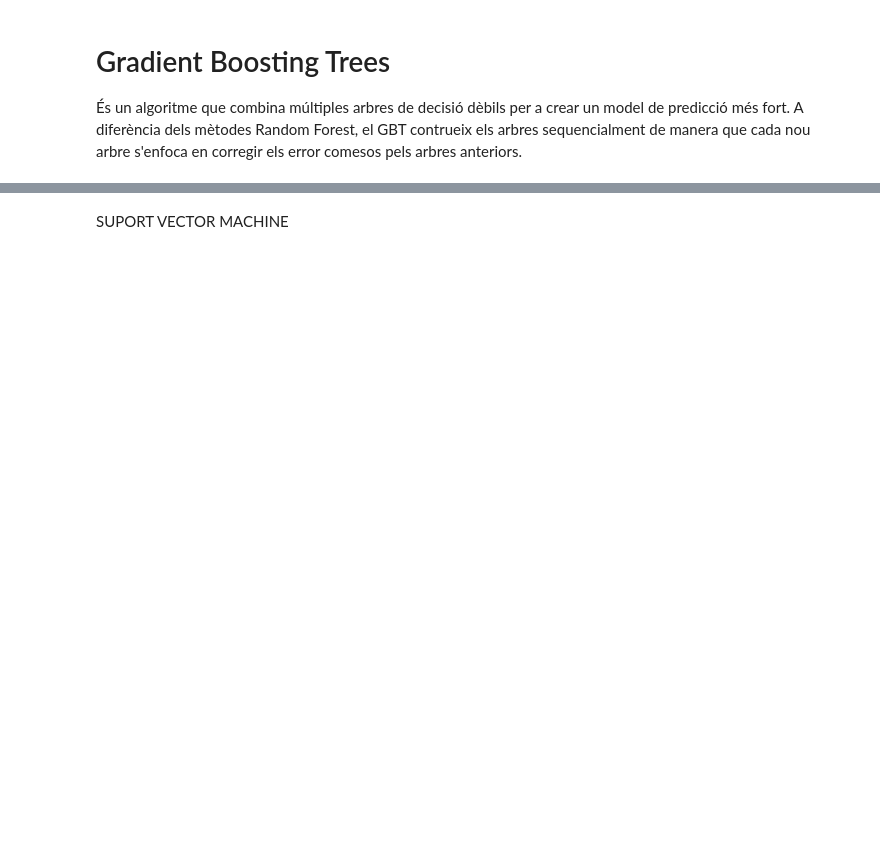
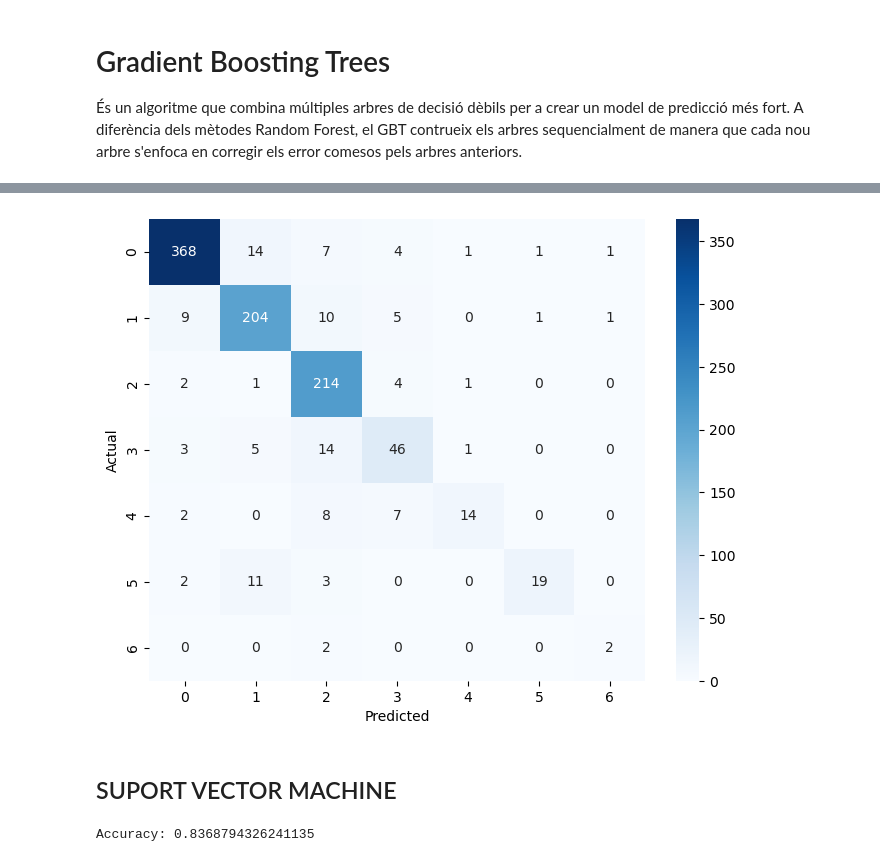
Before and after one commit to AnnaCanoRifa/EC_TFM, a Jupyter notebook: ML.ipynb, the cells around one changed output, grey strips where cells are left out. Drawn from its saved outputs; the diff is of its cells as text; code cells hidden in the pictures; blank space fills up the shorter version.

```diff
--- a/ML.ipynb
+++ b/ML.ipynb
@@ -396,12 +428,6 @@ from sklearn.ensemble import GradientBoostingClassifier
 from sklearn.model_selection import train_test_split
 from sklearn.metrics import accuracy_score
 
-# separem les variables (X) y la variable resposta (y)
-X = df.drop('ECNumber', axis=1)
-y = df['ECNumber']
-
-# Dividim les dades en conjunt entrenament i conjunt test.
-X_train, X_test, y_train, y_test = train_test_split(X, y, test_size=0.2, random_state=44)
 
 # Generem el model Boosting Trees
 model = GradientBoostingClassifier()
@@ -420,2 +462,33 @@ Precisión del modelo: 0.7950191570881227
+# %%
+# Obtenim la matriu de confusió.
+cm = confusion_matrix(y_test, y_pred)
+
+# Visualitzem la matriu
+plt.figure(figsize=(8, 6))
+sns.heatmap(cm, annot=True, fmt="d", cmap="Blues")
+plt.xlabel('Predicted')
+plt.ylabel('Actual')
+plt.show()
+
+from sklearn.metrics import confusion_matrix
+import seaborn as sns
+import matplotlib.pyplot as plt
+# %% [output]
+[figure, added]
 # %% [markdown]
-SUPORT VECTOR MACHINE
+## SUPORT VECTOR MACHINE
+# %%
+from sklearn import svm
+from sklearn.model_selection import train_test_split
+from sklearn.metrics import accuracy_score
+
+
+clf = svm.SVC(kernel='rbf')  # Podem seleccionar diferents kernels com 'linear', 'rbf', 'poly', etc. en aquest cas el que millor defineix el model és Rrbf
+clf.fit(X_train, y_train)
+
+y_pred = clf.predict(X_test)
+
+accuracy = accuracy_score(y_test, y_pred)
+print("Accuracy:", accuracy)
+# %% [output]
+Accuracy: 0.8368794326241135
```
Also changed, not shown: parts of 24 cells of this notebook.
